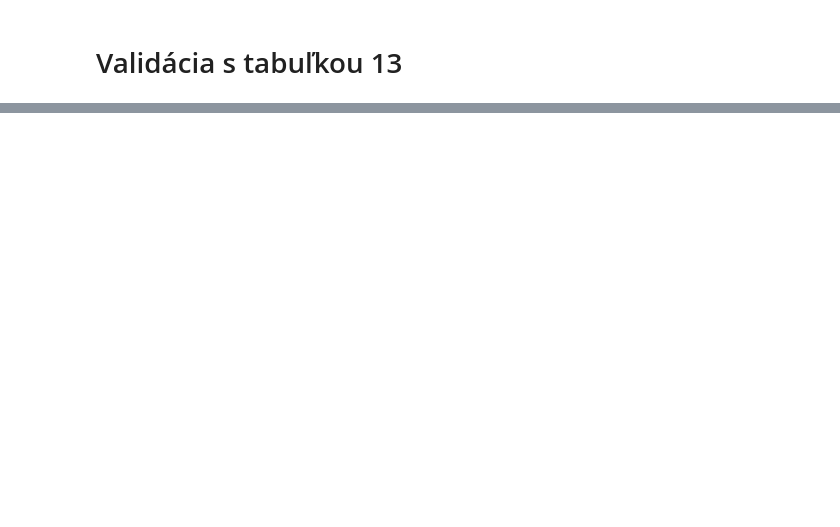
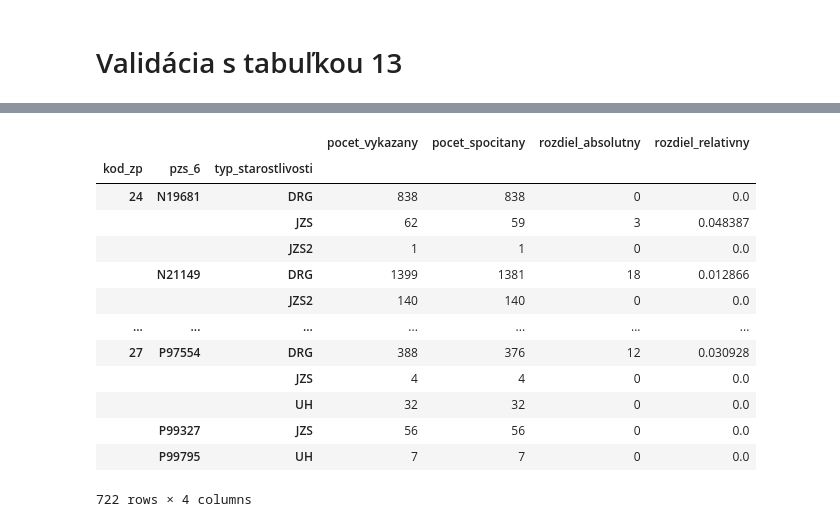
Before and after one commit to Institut-zdravotnych-analyz/OSN-public, a Jupyter notebook: preprocessing/preprocessing.ipynb, the cells around one changed output, grey strips where cells are left out. Drawn from its saved outputs; the diff is of its cells as text; code cells hidden in the pictures; blank space fills up the shorter version.

```diff
--- a/preprocessing/preprocessing.ipynb
+++ b/preprocessing/preprocessing.ipynb
@@ -1052,4 +1240,21 @@ sumar = sumar.merge(_final_sumar, on=['kod_zp', 'pzs_6', 'typ_starostlivosti'],
 sumar['rozdiel_absolutny'] = sumar['pocet_vykazany'].fillna(0) - sumar['pocet_spocitany'].fillna(0)
 sumar['rozdiel_relativny'] = (sumar['rozdiel_absolutny'] / sumar[['pocet_spocitany', 'pocet_vykazany']].max(axis=1)).abs()
 sumar = sumar.set_index(['kod_zp', 'pzs_6', 'typ_starostlivosti'])
+# %%
+sumar
+# %% [output]
+|  |  |  | pocet_vykazany | pocet_spocitany | rozdiel_absolutny | rozdiel_relativny |
+| kod_zp | pzs_6 | typ_starostlivosti |  |  |  |  |
+| 24 | N19681 | DRG | 838 | 838 | 0 | 0.0 |
+|  |  | JZS | 62 | 59 | 3 | 0.048387 |
+|  |  | JZS2 | 1 | 1 | 0 | 0.0 |
+|  | N21149 | DRG | 1399 | 1381 | 18 | 0.012866 |
+|  |  | JZS2 | 140 | 140 | 0 | 0.0 |
+| ... | ... | ... | ... | ... | ... | ... |
+| 27 | P97554 | DRG | 388 | 376 | 12 | 0.030928 |
+|  |  | JZS | 4 | 4 | 0 | 0.0 |
+|  |  | UH | 32 | 32 | 0 | 0.0 |
+|  | P99327 | JZS | 56 | 56 | 0 | 0.0 |
+|  | P99795 | UH | 7 | 7 | 0 | 0.0 |
+722 rows × 4 columns
 # %%
```
Also changed, not shown: parts of 77 cells of this notebook, 2 other files.
